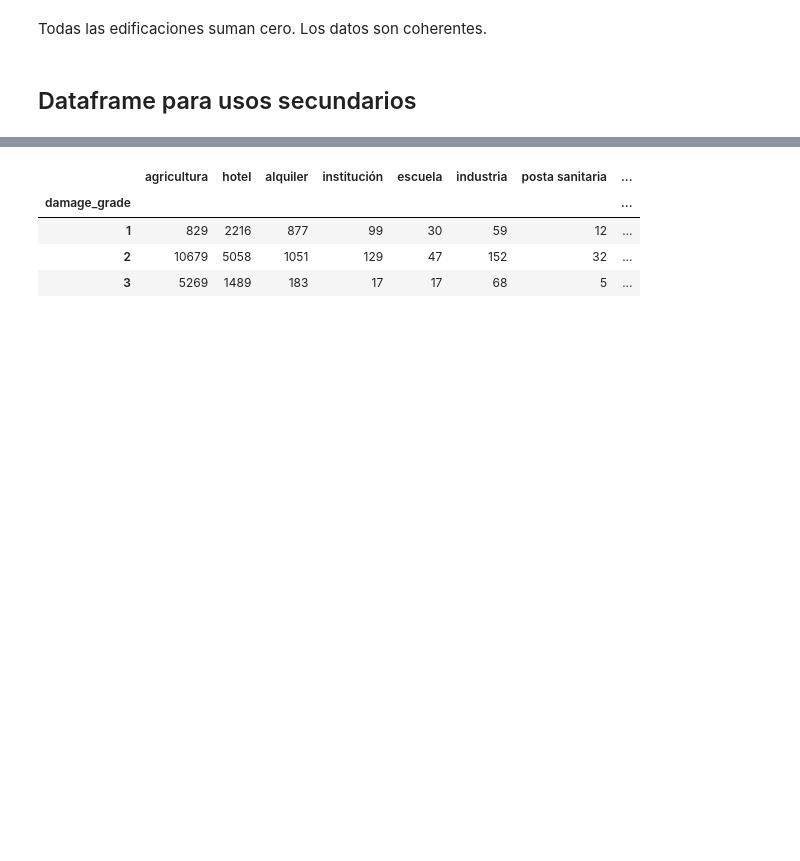
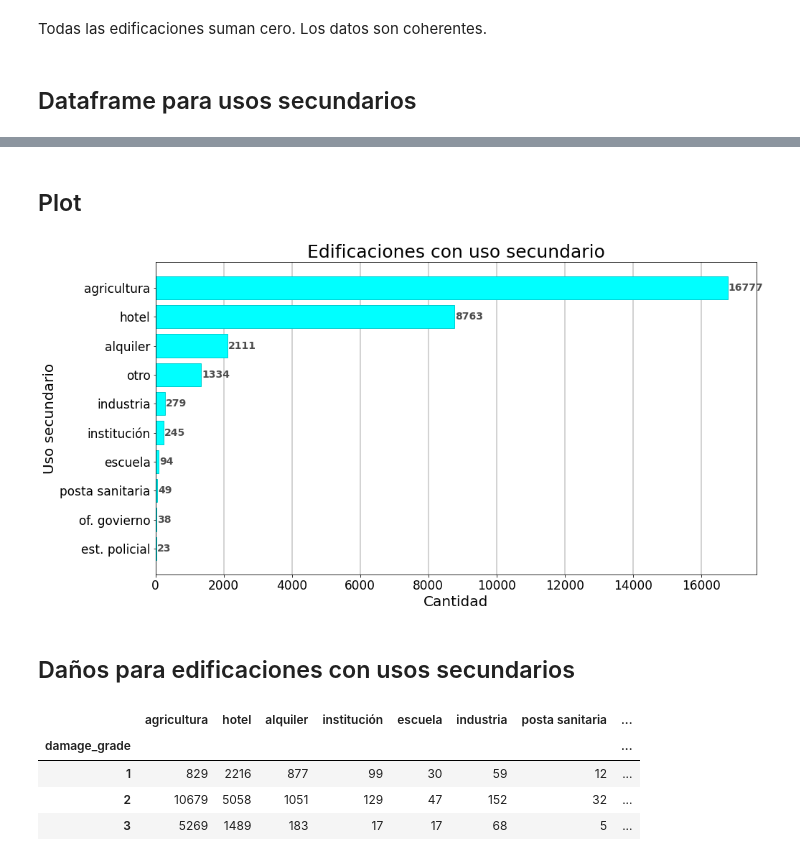
Before and after one commit to ffelfis/OrgaDatosTPs, a Jupyter notebook: TP1/nb_facundo.ipynb, the cells around one changed output, grey strips where cells are left out. Drawn from its saved outputs; the diff is of its cells as text; code cells hidden in the pictures; blank space fills up the shorter version.

Commit message:
Plot cantidades de edificaciones para cada uso secundario

```diff
--- a/TP1/nb_facundo.ipynb
+++ b/TP1/nb_facundo.ipynb
@@ -1673,0 +1676,7 @@ df_secondary = df[columnas]
+# %%
+# No es necesaria la columna de daños
+cantidades = df_secondary\
+  .loc[:, df_secondary.columns != 'damage_grade']\
+  .sum(axis=0).sort_values(ascending=True)
+
+cantidades
@@ -1673,0 +1695,6 @@ df_secondary = df[columnas]
+# %%
+# Cambio de nombres para el índice
+cantidades.index = ['est. policial', 'of. govierno', 'posta sanitaria', \
+                    'escuela', 'institución', 'industria', 'otro', 'alquiler', \
+                    'hotel', 'agricultura']
+cantidades
@@ -1674,3 +1713,35 @@ df_secondary = df[columnas]
+# %% [markdown]
+## Plot
+# %%
+fig,ax = plt.subplots(figsize=(15,8))
+
+x = np.arange(len(cantidades))
+width = 0.8
+
+plot = ax.barh(x, cantidades.values, width, color='aqua', edgecolor='darkturquoise')
+
+ax.set_title('Edificaciones con uso secundario', fontsize=25)
+ax.set_xlabel('Cantidad', fontsize=20)
+ax.set_ylabel('Uso secundario', fontsize=20)
+ax.set_yticks(x)
+ax.set_yticklabels(cantidades.index)
+
+plt.xticks(fontsize=17)
+plt.yticks(fontsize=17)
+
+plt.grid(axis='x', linewidth=2, color='lightgray')
+ax.set_axisbelow(True)
+
+# Cantidades
+ax.bar_label(plot, labels=cantidades.values, padding=1, \
+             label_type='edge', color='black', fontsize=14, \
+             fontweight='bold', rotation=0, alpha=0.7)
+
+plt.show()
+# %% [output]
+[figure, added]
+# %% [markdown]
+## Daños para edificaciones con usos secundarios
 # %%
 # Se arma Datafrae de daños para edificaciones con usos secundarios
 df_dmg_by_sec_use = df_secondary\
```
Also changed, not shown: parts of 3 cells of this notebook.
